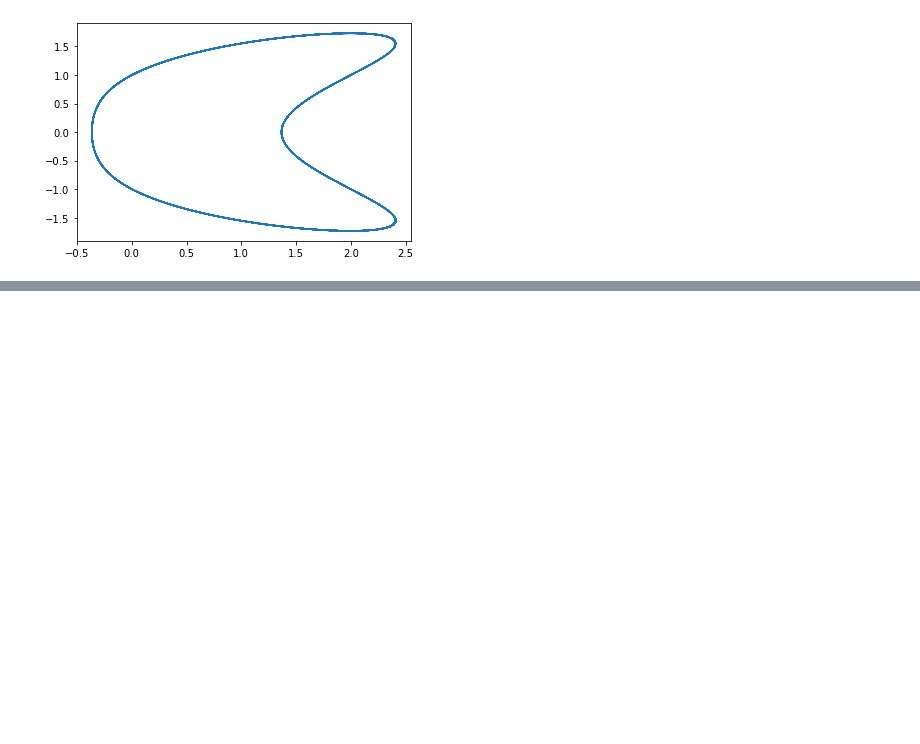
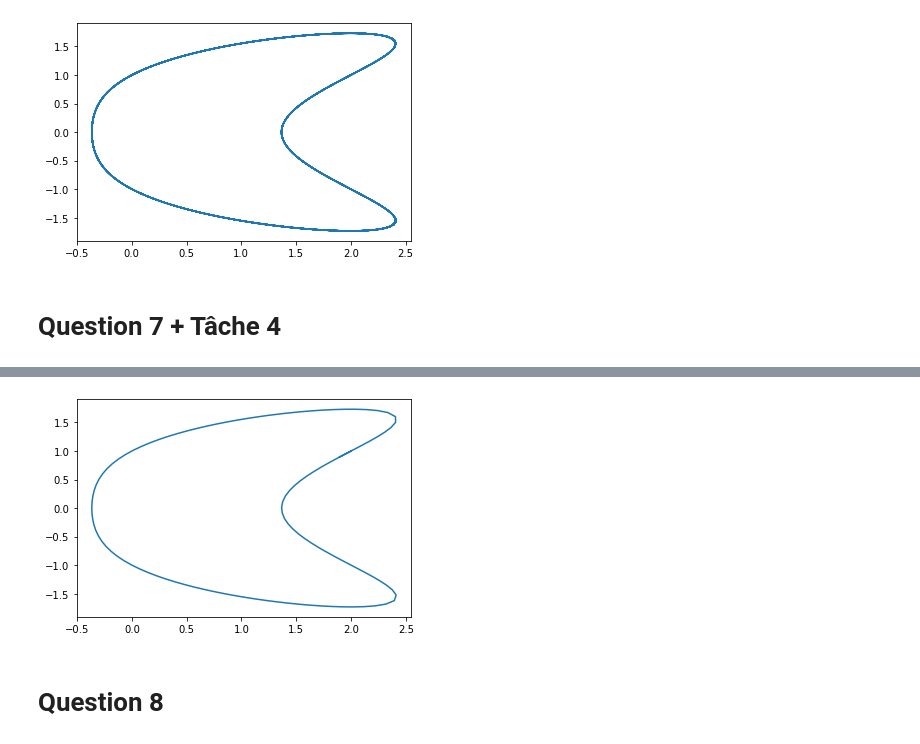
Before and after one commit to HugoDLM/Projet-numerique, a Jupyter notebook: Devoir.ipynb, the cells around one changed output, grey strips where cells are left out. Cells and saved outputs as stored; diff of their text form; code cells hidden in the pictures; blank space fills up the shorter version.

Commit message:
Q7+Tâche 4

```diff
--- a/Devoir.ipynb
+++ b/Devoir.ipynb
@@ -194,3 +225,71 @@ array([[2.        , 1.92936632, 1.85923742, ..., 0.77650099, 0.87009989,
        [1.        , 0.92919493, 0.85789206, ..., 1.47409173, 1.5094168 ,
         1.54220558]])
 [figure]
+# %% [markdown]
+Question 7 + Tâche 4
+==
+# %%
+c=2.0
+
+def test_inter(tableau,etapes,x,y):
+    for i in range(etapes-2):
+        #Points à considérer
+        x0,y0=tableau[0][i],tableau[1][i]
+        x1,y1=tableau[0][i+1],tableau[1][i+1]
+        x2,y2=tableau[0][etapes-1],tableau[1][etapes-1]
+        #Vérification du domaine d'existence du point d'intersection
+        if (max(x0,x1) < min(x2,x)) or (max(y0,y1) < min(y2,y)):
+            return False
+        #Calcul du point d'intersection
+        if x1==x0 or x==x2 :
+            return False
+        a1=(y1-y0)/(x1-x0)
+        a2=(y-y2)/(x-x2)
+        if a1==a2:
+            return False #Droites parallèles
+        b1=y1-a1*x1
+        b2=y2-a2*x2
+        xf=(b2-b1)/(a1-a2)
+        yf=a1*xf+b1
+        if xf<max(min(x0,x1), min(x2,x)) or xf>min(max(x0,x1), max(x2,x)):
+            return False
+        if yf<max(min(y0,y1), min(y2,y)) or yf>min(max(y0,y1), max(y2,y)):
+            return False
+        return True
+
+
+
+def level_curve(f, x0, y0, delta=0.1, N=1000, eps=eps):
+    a,b=x0,y0
+    def F(x,y):
+        return np.array([f(x,y)-c,(x-a)**2+(y-b)**2-delta**2])
+    tableau=np.zeros((2,N),float)
+    tableau[0][0],tableau[1][0]=x0,y0
+    etapes=0
+    intersection = False
+    while etapes<N-1 and intersection==False :
+        #Ne pas lancer test_inter si pas au moins 2 points dans le tableau
+        a,b=x0,y0
+        #Initialisation pour une recherche "à droite"
+        x1,y1=x0+(1/numpy.linalg.norm(grad(f)(x0,y0)))**(-1)*grad(f)(x0,y0)[1]*delta/10,y0-(1/numpy.linalg.norm(grad(f)(x0,y0)))**(-1)*grad(f)(x0,y0)[0]*delta/10
+        x1,y1=Newton(F,x1,y1,eps,100)
+        if etapes>2:
+            intersection = test_inter(tableau,etapes,x1,y1)
+        etapes+=1
+        tableau[0][etapes]=x1
+        tableau[1][etapes]=y1
+        #Vérification du point
+        p=((1/numpy.linalg.norm(grad(f)(x0,y0)))**(-1))*(grad(f)(x0,y0)[1]*(x1-x0)-grad(f)(x0,y0)[0]*(y1-y0))
+        if p<=0:
+            return 'error'
+        x0,y0=x1,y1
+    x=tableau[0]
+    y=tableau[1]
+    plt.plot(x[:etapes],y[:etapes])
+    plt.show
+    return tableau[:etapes,:etapes],etapes
+
+level_curve(f2,2.0,1.0,0.1,1000,eps)
+#tableau=[[0,5,4],[0,3,1]]
+#test_inter(tableau,3,1,2)
+# %% [output]
@@ -196,0 +313,4 @@ array([[2.        , 1.92936632, 1.85923742, ..., 0.77650099, 0.87009989,
+[figure, added]
+# %% [markdown]
+Question 8
+==
```
Also changed, not shown: parts of 6 cells of this notebook.
